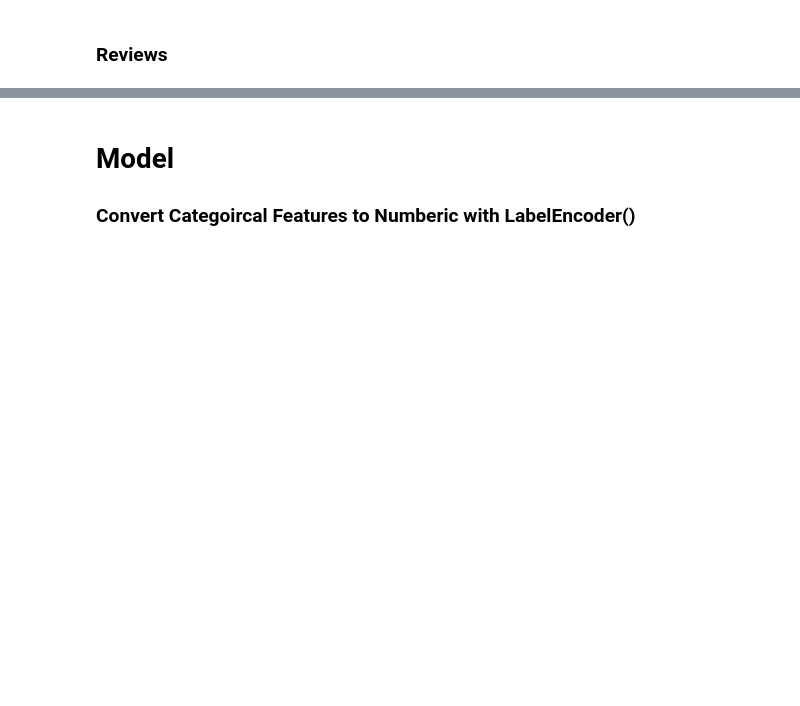
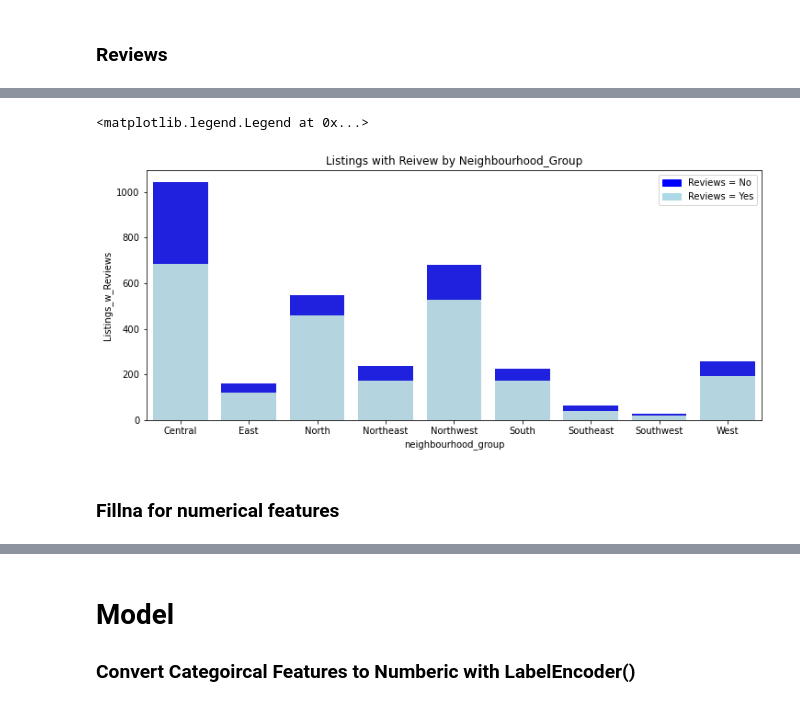
Before and after one commit to jeniscool/tools2-final-project, a Jupyter notebook: final_project_notebook.ipynb, the cells around one changed output, grey strips where cells are left out. Saved outputs shown, nothing was run; the diff lists cells and outputs as text; code cells hidden in the pictures; blank space fills up the shorter version.

Commit message:
add Neighbourhood Group Reviews

```diff
--- a/final_project_notebook.ipynb
+++ b/final_project_notebook.ipynb
@@ -484,0 +461,5 @@ sns.countplot(x=listings["review_scores_location"].dropna(),color='b', ax=axs[2,
+# %%
+neighbourhood_group_table = listings.groupby('neighbourhood_group')['number_of_reviews'].agg(['sum', 'count']).rename(columns={'count':'Total_Listings', 'sum': 'Total_Reviews'})
+neighbourhood_group_table['Listings_w_Reviews'] = listings.groupby('neighbourhood_group')['number_of_reviews'].apply(lambda x: x[x>2].count())
+neighbourhood_group_table['%_Listings_with_Reveiws'] = neighbourhood_group_table.Listings_w_Reviews/neighbourhood_group_table.Total_Listings
+neighbourhood_group_table
@@ -484,0 +478,13 @@ sns.countplot(x=listings["review_scores_location"].dropna(),color='b', ax=axs[2,
+# %%
+plt.figure(figsize=(12,5))
+sns.barplot(data=neighbourhood_group_table, x=neighbourhood_group_table.index, y=neighbourhood_group_table.Total_Listings, color='blue')
+sns.barplot(data=neighbourhood_group_table, x=neighbourhood_group_table.index, y=neighbourhood_group_table.Listings_w_Reviews, color='lightblue').set(title='Listings with Reivew by Neighbourhood_Group')
+
+top_bar = mpatches.Patch(color='blue', label='Reviews = No')
+bottom_bar = mpatches.Patch(color='lightblue', label='Reviews = Yes')
+plt.legend(handles=[top_bar, bottom_bar])
+# %% [output]
+<matplotlib.legend.Legend at 0x...>
+[figure, added]
+# %% [markdown]
+### Fillna for numerical features
```
Also changed, not shown: parts of 15 cells of this notebook.
